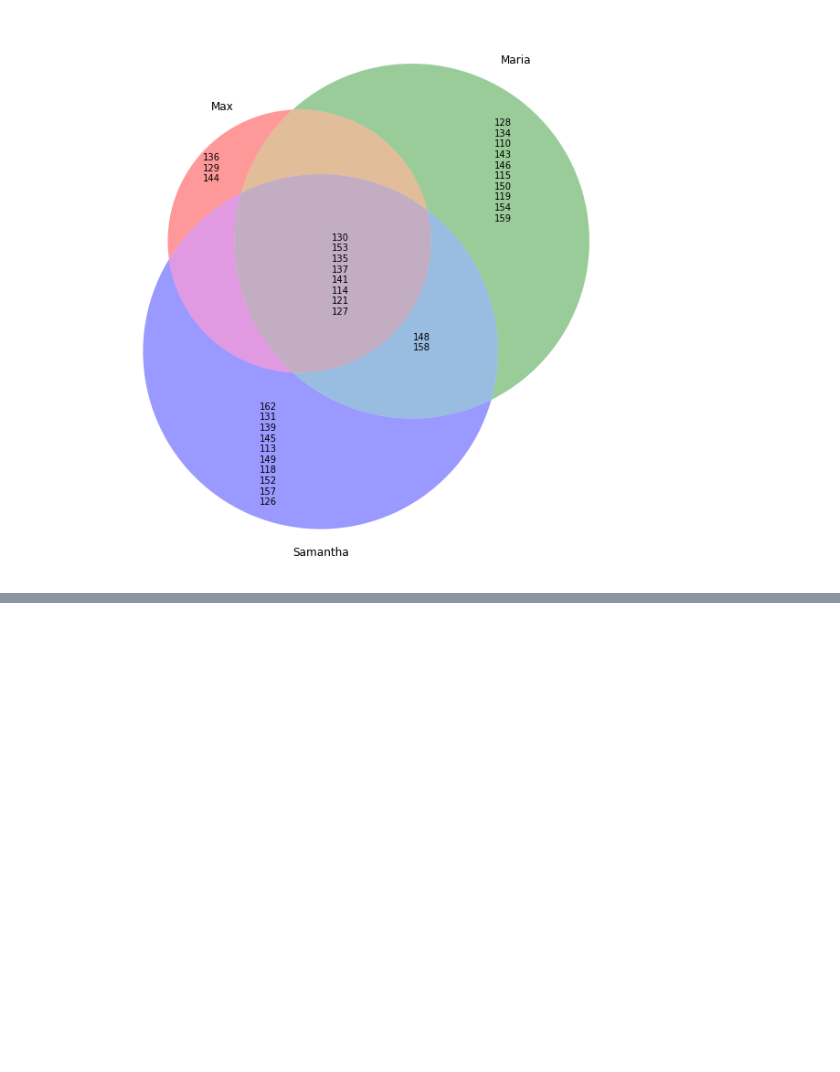
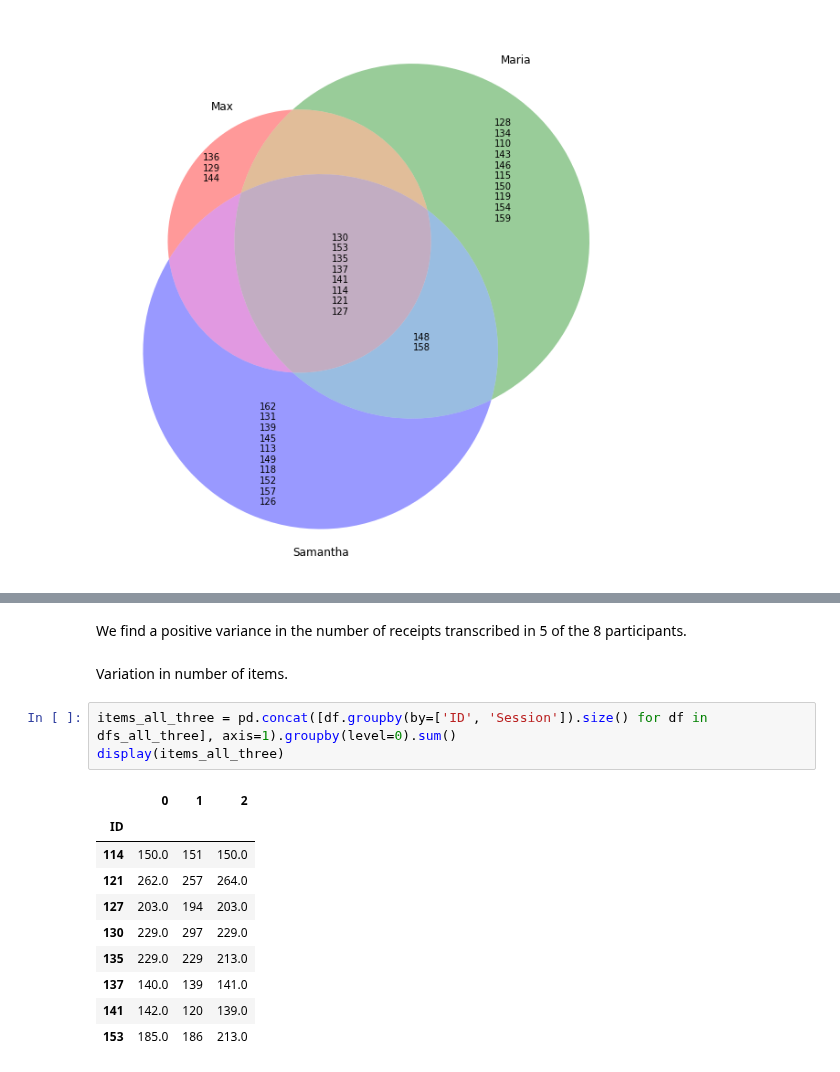
Before and after one commit to jjailer/grocery-receipt-data-cleaning, a Jupyter notebook: Scripts/variation_in_control.ipynb, the cells around one changed output, grey strips where cells are left out. Saved outputs shown, nothing was run; the diff lists cells and outputs as text; blank space fills up the shorter version.

```diff
--- a/Scripts/id_venn_diagram.ipynb
+++ b/Scripts/variation_in_control.ipynb
@@ -54,0 +115,18 @@ make_venn([set(df_max.ID.unique()), set(df_mar.ID.unique()), set(df_sam.ID.uniqu
+# %% [markdown]
+We find a positive variance in the number of receipts transcribed in 5 of the 8 participants.
+# %% [markdown]
+Variation in number of items.
+# %%
+items_all_three = pd.concat([df.groupby(by=['ID', 'Session']).size() for df in dfs_all_three], axis=1).groupby(level=0).sum()
+display(items_all_three)
+# %% [output]
+|  | 0 | 1 | 2 |
+| ID |  |  |  |
+| 114 | 150.0 | 151 | 150.0 |
+| 121 | 262.0 | 257 | 264.0 |
+| 127 | 203.0 | 194 | 203.0 |
+| 130 | 229.0 | 297 | 229.0 |
+| 135 | 229.0 | 229 | 213.0 |
+| 137 | 140.0 | 139 | 141.0 |
+| 141 | 142.0 | 120 | 139.0 |
+| 153 | 185.0 | 186 | 213.0 |
```
Also changed, not shown: parts of 26 cells of this notebook.
